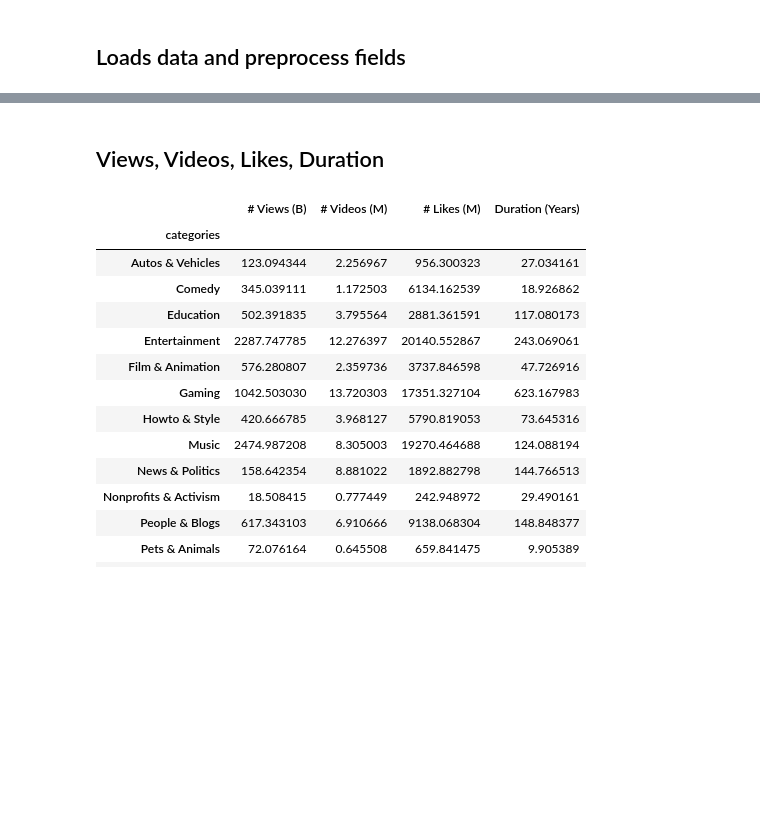
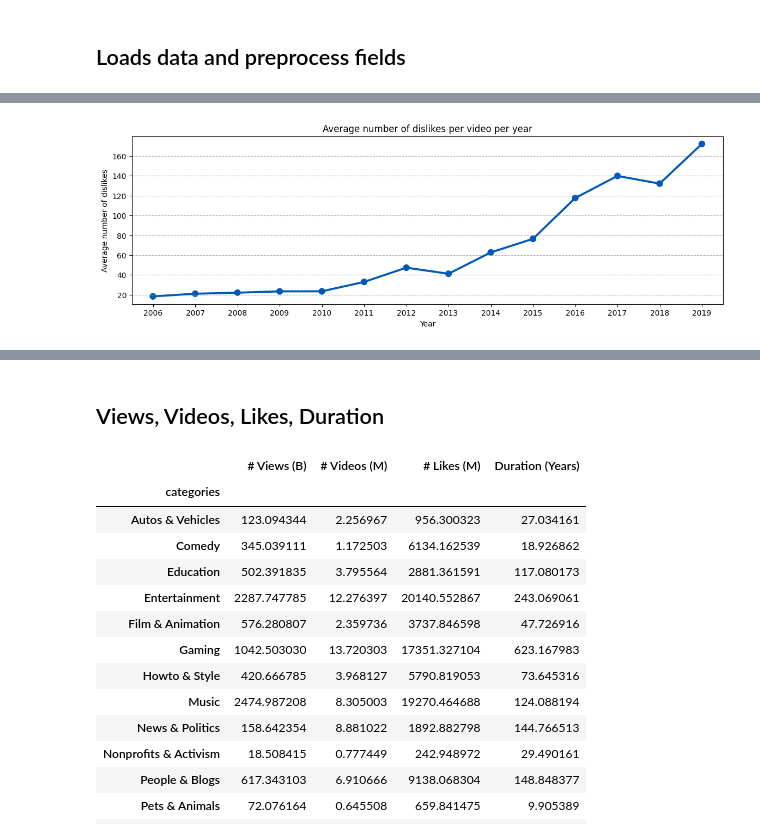
Before and after one commit to epfl-ada/ada-2023-project-datasquad2023, a Jupyter notebook: exploration.ipynb, the cells around one changed output, grey strips where cells are left out. Drawn from its saved outputs; the diff is of its cells as text; code cells hidden in the pictures; blank space fills up the shorter version.

```diff
--- a/exploration.ipynb
+++ b/exploration.ipynb
@@ -260,0 +71,19 @@ for idx, title in enumerate(titles):
+# %%
+df_vd_tech_modif_dislikes = df_vd_tech_modif.groupby("upload_date")[["dislike_count"]].mean()
+df_vd_tech_modif_dislikes.columns = ["average_number_of_dislikes"]
+# %%
+# Plot : Average video duration per year
+# Set up the subplots with the figure size (14,4)
+fig, axes = plt.subplots(nrows=1, ncols=1, figsize=(14, 4))
+sns.pointplot(x=df_vd_tech_modif_dislikes.index,
+              y='average_number_of_dislikes',
+              errwidth=1.5,
+              data=df_vd_tech_modif_dislikes,
+              ax=axes,
+              color='#005AB5')
+axes.set_title('Average number of dislikes per video per year')
+axes.set_ylabel('Average number of dislikes')
+axes.set_xlabel('Year')
+axes.grid(axis='y', linestyle='--')
+# %% [output]
+[figure, added]
```
Also changed, not shown: parts of 60 cells of this notebook.
